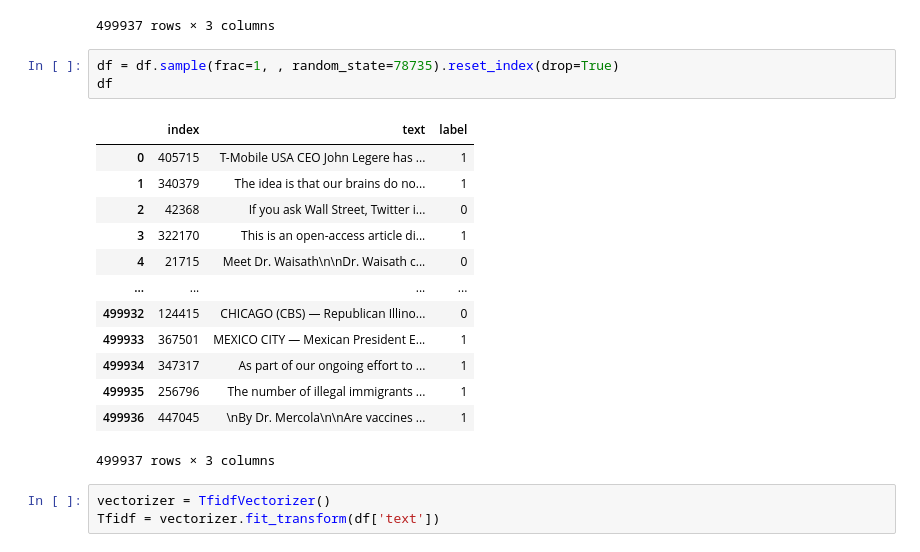
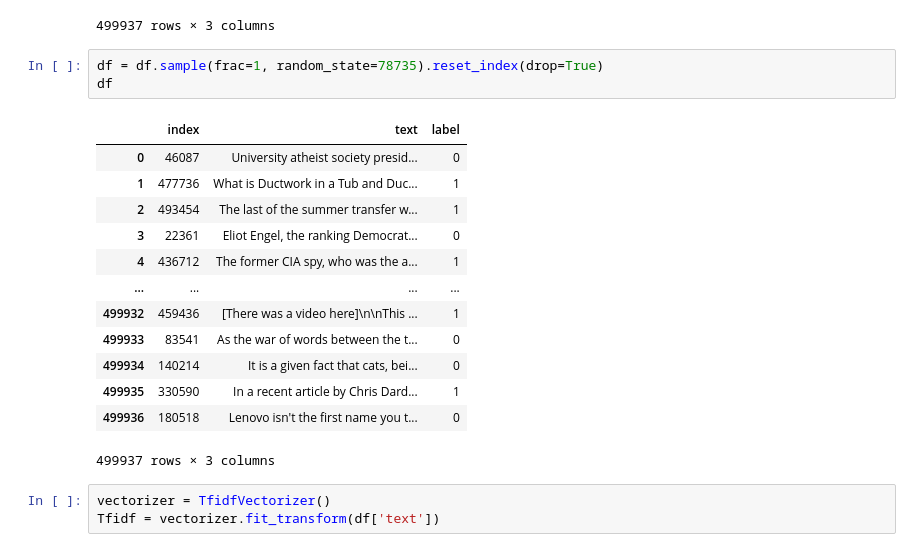
Before and after one commit to StenRSM/BAM-thesis, a Jupyter notebook: logistic_regression_detector.ipynb, the cells around one changed output. Saved outputs shown, nothing was run; the diff lists cells and outputs as text.

```diff
--- a/logistic_regression_detector.ipynb
+++ b/logistic_regression_detector.ipynb
@@ -25,21 +26,21 @@ df
 | 499936 | 499999 | "To be a leader... you need to do... | 1 |
 499937 rows × 3 columns
 # %%
-df = df.sample(frac=1, , random_state=78735).reset_index(drop=True)
+df = df.sample(frac=1, random_state=78735).reset_index(drop=True)
 df
 # %% [output]
 |  | index | text | label |
-| 0 | 405715 | T-Mobile USA CEO John Legere has ... | 1 |
-| 1 | 340379 | The idea is that our brains do no... | 1 |
-| 2 | 42368 | If you ask Wall Street, Twitter i... | 0 |
-| 3 | 322170 | This is an open-access article di... | 1 |
-| 4 | 21715 | Meet Dr. Waisath\n\nDr. Waisath c... | 0 |
+| 0 | 46087 | University atheist society presid... | 0 |
+| 1 | 477736 | What is Ductwork in a Tub and Duc... | 1 |
+| 2 | 493454 | The last of the summer transfer w... | 1 |
+| 3 | 22361 | Eliot Engel, the ranking Democrat... | 0 |
+| 4 | 436712 | The former CIA spy, who was the a... | 1 |
 | ... | ... | ... | ... |
-| 499932 | 124415 | CHICAGO (CBS) — Republican Illino... | 0 |
-| 499933 | 367501 | MEXICO CITY — Mexican President E... | 1 |
-| 499934 | 347317 | As part of our ongoing effort to ... | 1 |
-| 499935 | 256796 | The number of illegal immigrants ... | 1 |
-| 499936 | 447045 | \nBy Dr. Mercola\n\nAre vaccines ... | 1 |
+| 499932 | 459436 | [There was a video here]\n\nThis ... | 1 |
+| 499933 | 83541 | As the war of words between the t... | 0 |
+| 499934 | 140214 | It is a given fact that cats, bei... | 0 |
+| 499935 | 330590 | In a recent article by Chris Dard... | 1 |
+| 499936 | 180518 | Lenovo isn't the first name you t... | 0 |
 499937 rows × 3 columns
 # %%
 vectorizer = TfidfVectorizer()
```
Also changed, not shown: parts of 17 cells of this notebook.
